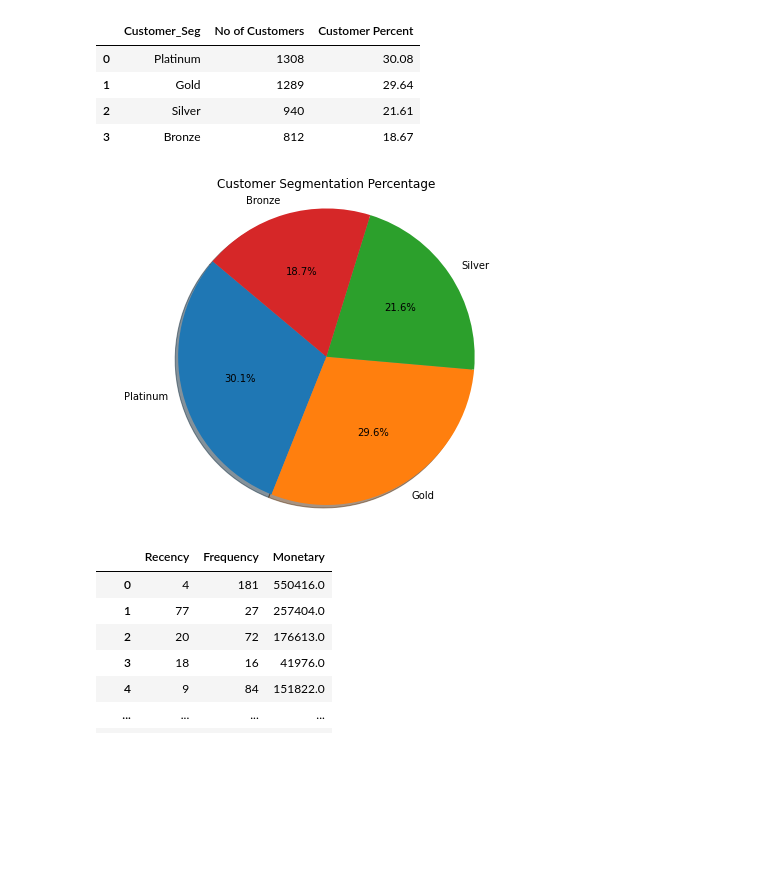
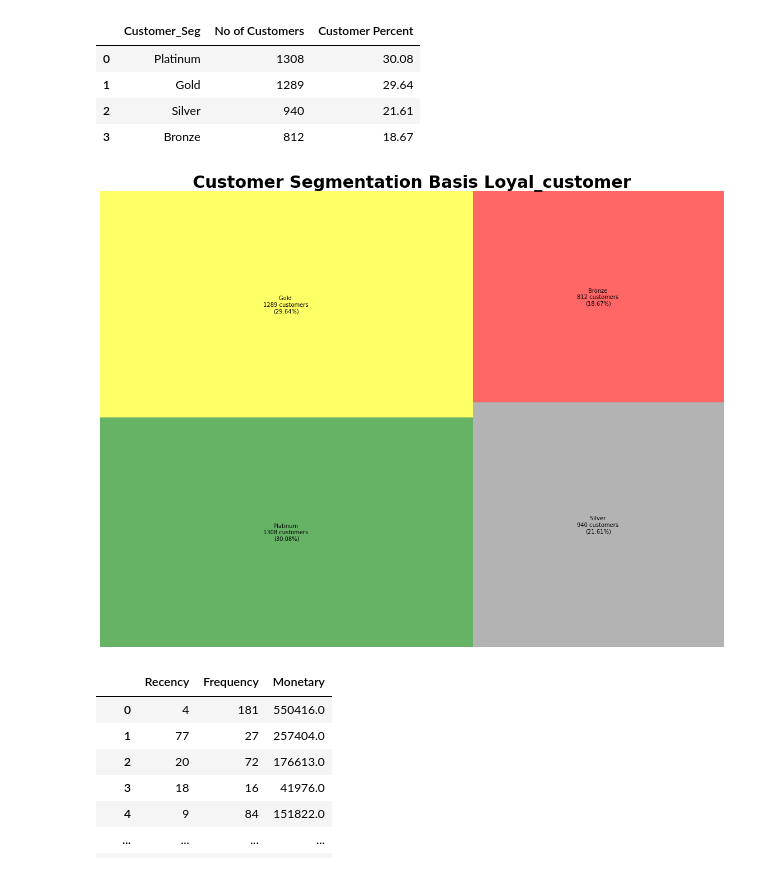
Before and after one commit to AkshayPethe/E-Commerce_RFM_Approach, a Jupyter notebook: E-Commerce Customer Segmentation.ipynb, the cells around one changed output. Drawn from its saved outputs; the diff is of its cells as text; code cells hidden in the pictures; blank space fills up the shorter version.

```diff
--- a/E-Commerce Customer Segmentation.ipynb
+++ b/E-Commerce Customer Segmentation.ipynb
@@ -411,11 +430,17 @@ new_datapoint
 # %%
-plt.figure(figsize=(8, 6))
-plt.pie(new_datapoint['Customer Percent'], labels=new_datapoint['Customer_Seg'], autopct='%1.1f%%', shadow=True, startangle=140)
-plt.title('Customer Segmentation Percentage')
-plt.axis('equal')  # Equal aspect ratio ensures that the pie is drawn as a circle.
+fig = plt.gcf()
+ax = fig.add_subplot()
+fig.set_size_inches(20,15)
+colors_dics = {'Platinum':'green', 'Gold':"yellow",'Silver':'gray','Bronze':'red'}
+
+squarify.plot(sizes=new_datapoint['No of Customers'],color=colors_dics.values(),
+             label = ['{} \n{:.0f} customers \n({}%)'.format(*new_datapoint.iloc[i])
+                      for i in range(0, len(new_datapoint))], alpha=0.6)
+plt.title("Customer Segmentation Basis Loyal_customer", fontsize=30, fontweight='bold')
+plt.axis("off")
 plt.show()
 # %% [output]
-[figure, old version]
+[figure, new version]
 # %%
 RFM = RFMScore[['Recency','Frequency','Monetary']]
 # %%
```
Also changed, not shown: parts of 46 cells of this notebook.
